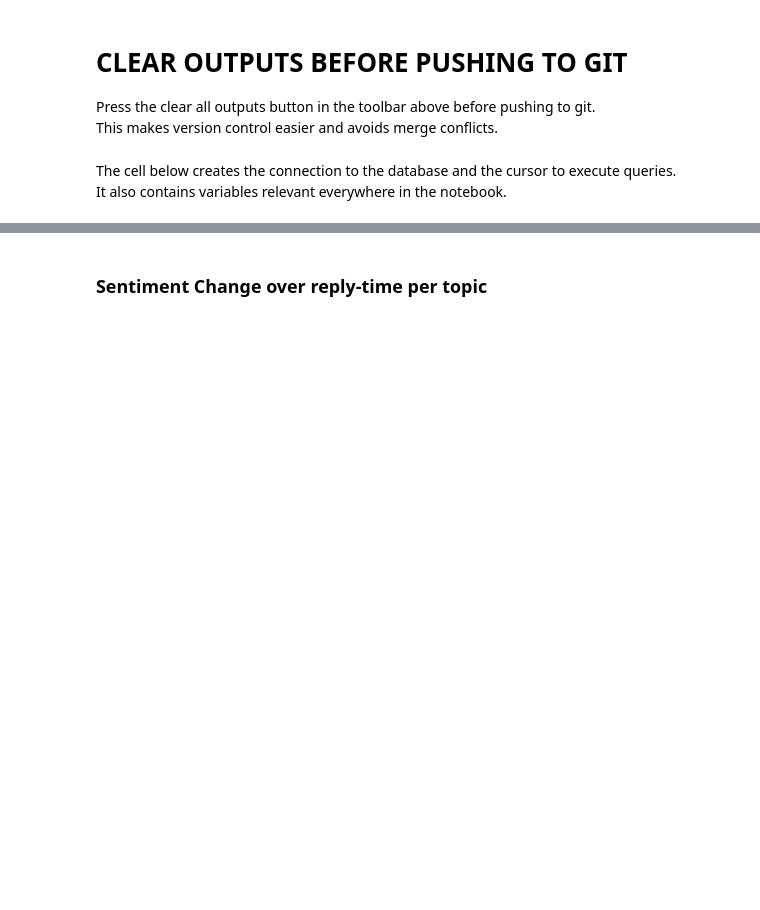
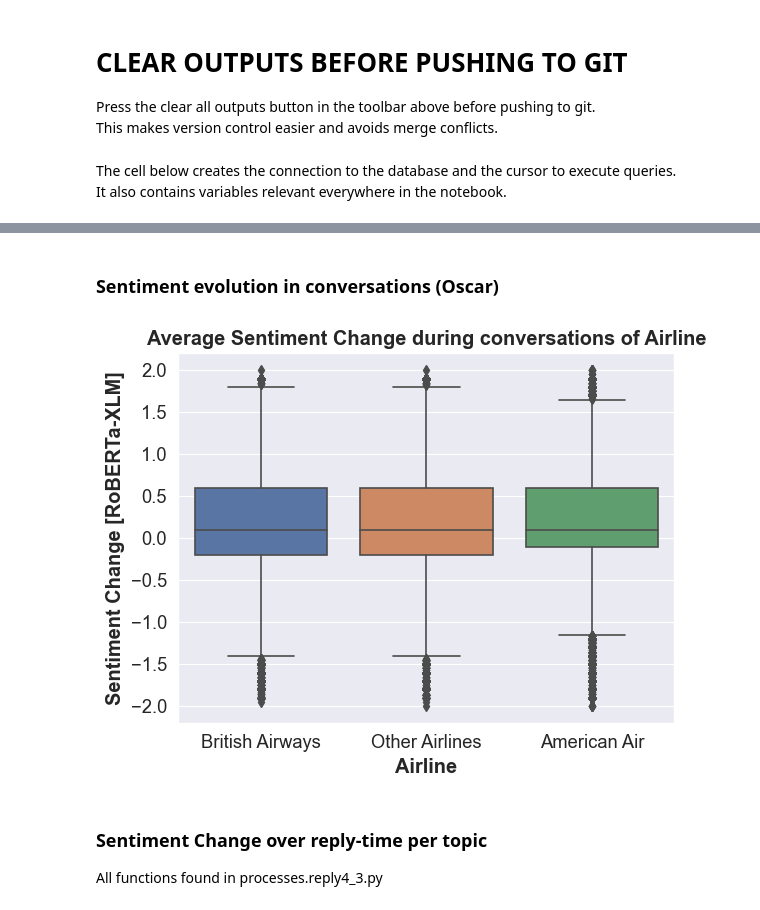
Before and after one commit to danamira/DBL-Data-Challenge, a Jupyter notebook: FINAL VISUALISATIONS.ipynb, the cells around one changed output, grey strips where cells are left out. Cells and saved outputs as stored; diff of their text form; code cells hidden in the pictures; blank space fills up the shorter version.

```diff
--- a/FINAL VISUALISATIONS.ipynb
+++ b/FINAL VISUALISATIONS.ipynb
@@ -153,0 +172,36 @@ plt.show()
+# %% [markdown]
+### Sentiment evolution in conversations (Oscar)
+# %%
+cursor.execute(f""" SELECT bs.bin_id, bs.cID, bs.bin_position, bs.break_airline, bs.sentiment_sum, bs.tweet_count, c.Tstart, c.Tend
+                    FROM binned_sentiment bs, conversations c
+                    WHERE bs.cID = c.id AND bs.break_airline NOT LIKE 'prev=%'""")
+binned_sentiment = cursor.fetchall()
+#all bins from conversations with more than 1 bin.
+
+query = f""" SELECT CASE WHEN bs1.break_airline='AmericanAir' THEN "American Air"
+                        WHEN bs1.break_airline = 'British_Airways' THEN "British Airways"
+                        ELSE "Other Airlines" END AS Airline,
+            CASE WHEN (bs1.sentiment_sum / bs1.tweet_count) > (bs2.sentiment_sum / bs2.tweet_count) THEN -1*ABS((bs1.sentiment_sum / bs1.tweet_count) - (bs2.sentiment_sum / bs2.tweet_count))
+            ELSE ABS((bs1.sentiment_sum / bs1.tweet_count) - (bs2.sentiment_sum / bs2.tweet_count))
+            END AS Average_sent_diff
+            FROM `binned_sentiment` bs1, `binned_sentiment` bs2
+            WHERE bs1.cID = bs2.cID AND bs2.bin_position = bs1.bin_position + 1
+            AND bs1.cID IN (SELECT id
+                            FROM conversations
+                            WHERE Tstart > {start_date_unix} AND Tend < {end_date_unix})"""
+cursor.execute(query) #the airlines and average sentiment change per
+sentiment_change = cursor.fetchall()
+
+df_sentiment_change = pd.DataFrame(sentiment_change)
+df_sentiment_change.rename(columns ={0:"Airline",1:"Sentiment Change [RoBERTa-XLM]"}, inplace=True)
+df_sentiment_change["Sentiment Change [RoBERTa-XLM]"] = df_sentiment_change["Sentiment Change [RoBERTa-XLM]"].astype(float)
+#initialize a dataframe with the query data.
+
+sns.set_context("paper", font_scale = 1.5)
+ax = sns.boxplot(data=df_sentiment_change,x='Airline',y='Sentiment Change [RoBERTa-XLM]', order= ['British Airways','Other Airlines','American Air'
+            ])
+ax.set_xlabel(ax.get_xlabel(), fontdict={'weight':'bold'})
+ax.set_ylabel(ax.get_ylabel(), fontdict={'weight':'bold'})
+ax.set_title('Average Sentiment Change during conversations of Airline',weight='bold'); #graph the data from the dataframe into 3 boxplots
+# %% [output]
+[figure, added]
@@ -154,5 +211,6 @@ plt.show()
 # %% [markdown]
 ### Sentiment Change over reply-time per topic
+All functions found in processes.reply4_3.py
 # %%
 """
 Create dataframe from SQL query
```
Also changed, not shown: parts of 14 cells of this notebook, 1 other file.
